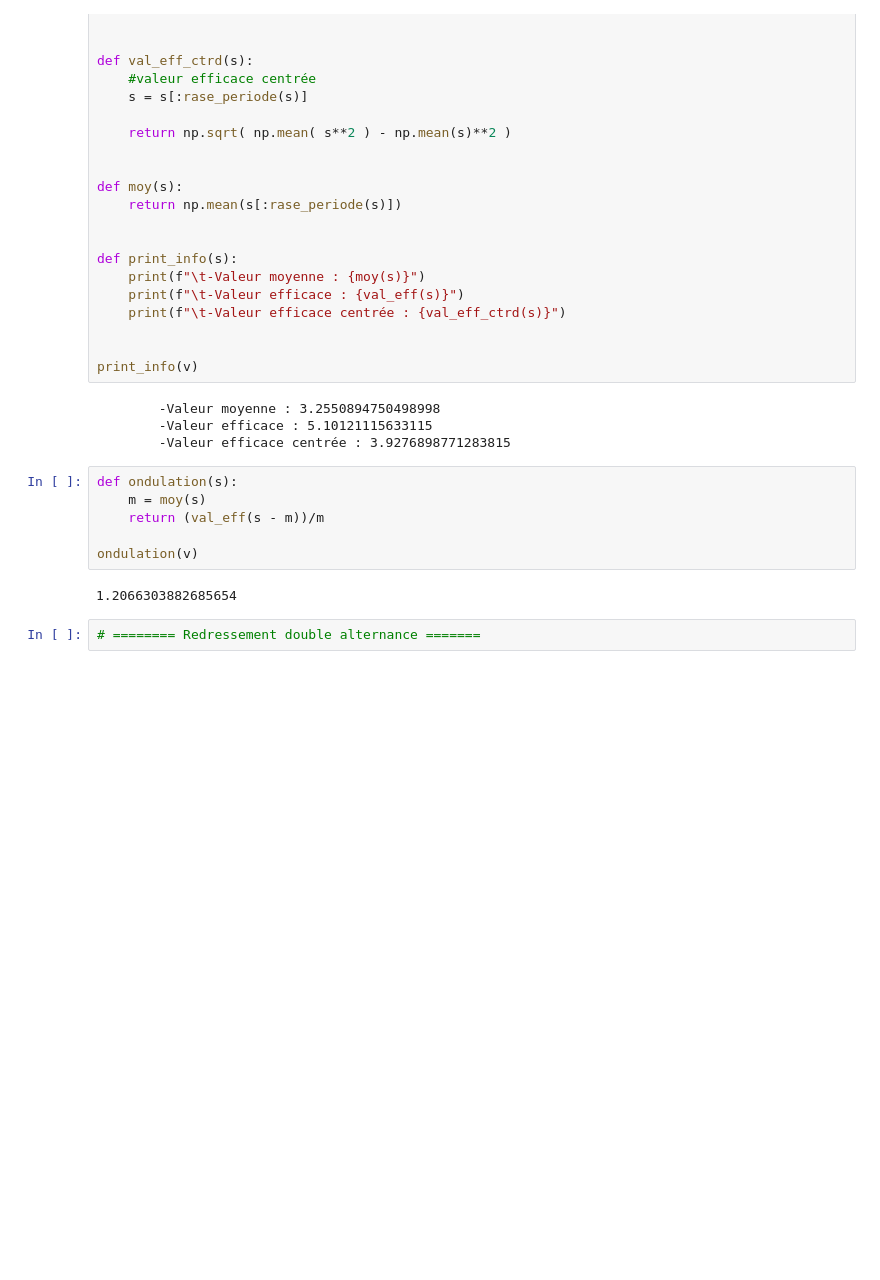
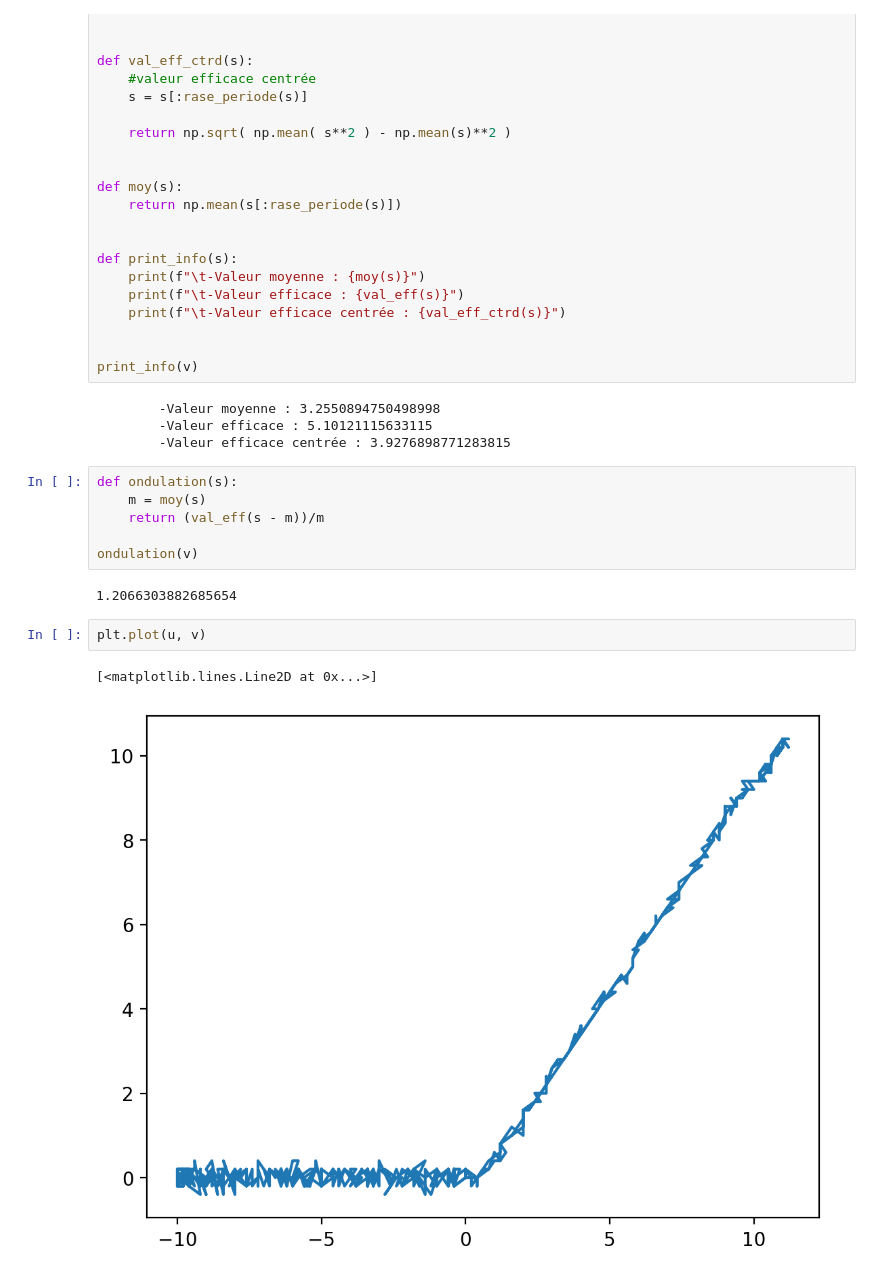
Before and after one commit to phandrieu/TPPhysiqueMPIE, a Jupyter notebook: Traitement.ipynb, the cells around one changed output. Saved outputs shown, nothing was run; the diff lists cells and outputs as text; blank space fills up the shorter version.

```diff
--- a/Traitement.ipynb
+++ b/Traitement.ipynb
@@ -79,5 +79,8 @@ def ondulation(s):
 ondulation(v)
 # %% [output]
 1.2066303882685654
-# %%
-# ======== Redressement double alternance =======
+# %%
+plt.plot(u, v)
+# %% [output]
+[<matplotlib.lines.Line2D at 0x...>]
+[figure, added]
```
Also changed, not shown: parts of 1 cell of this notebook, 7 other files.
